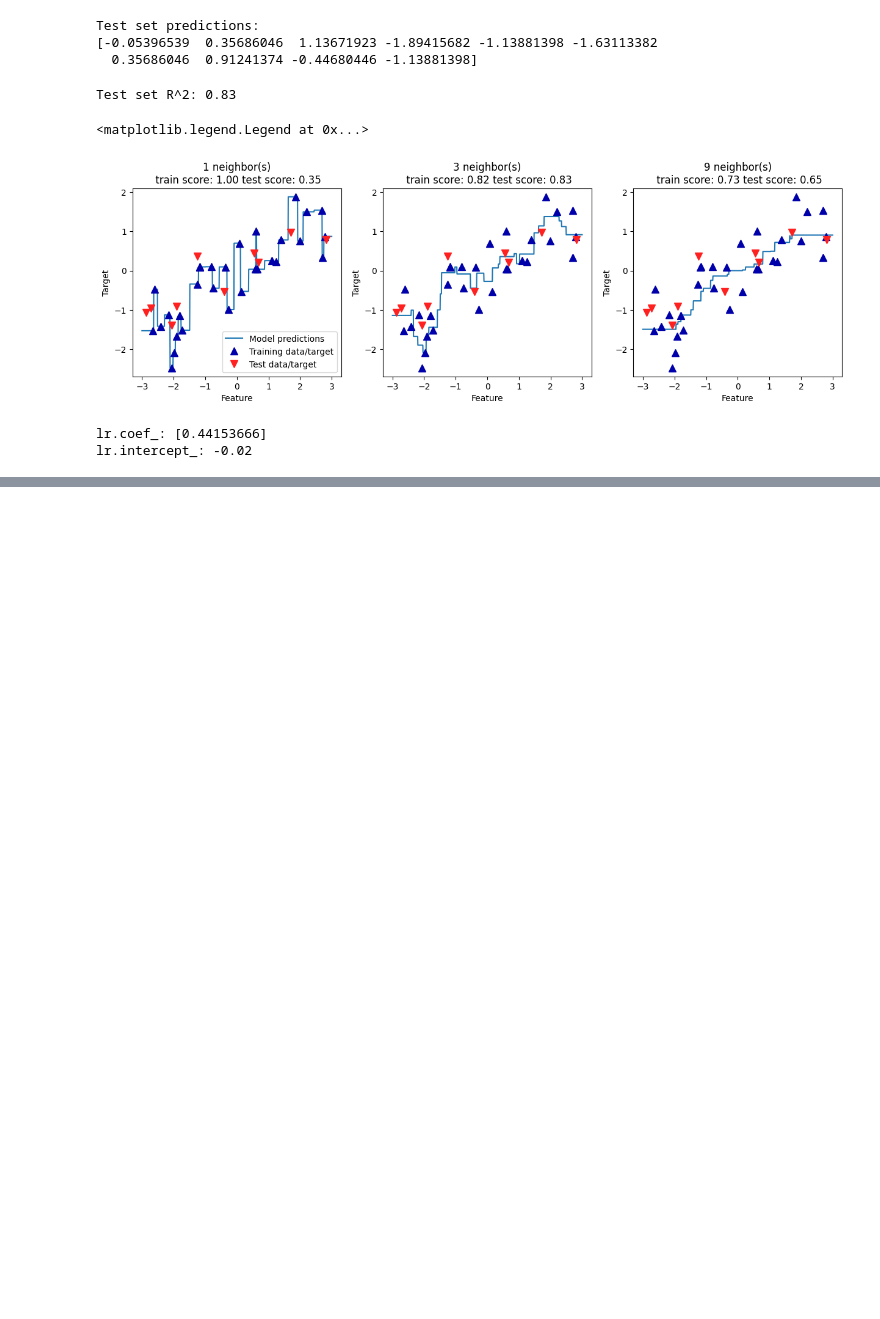
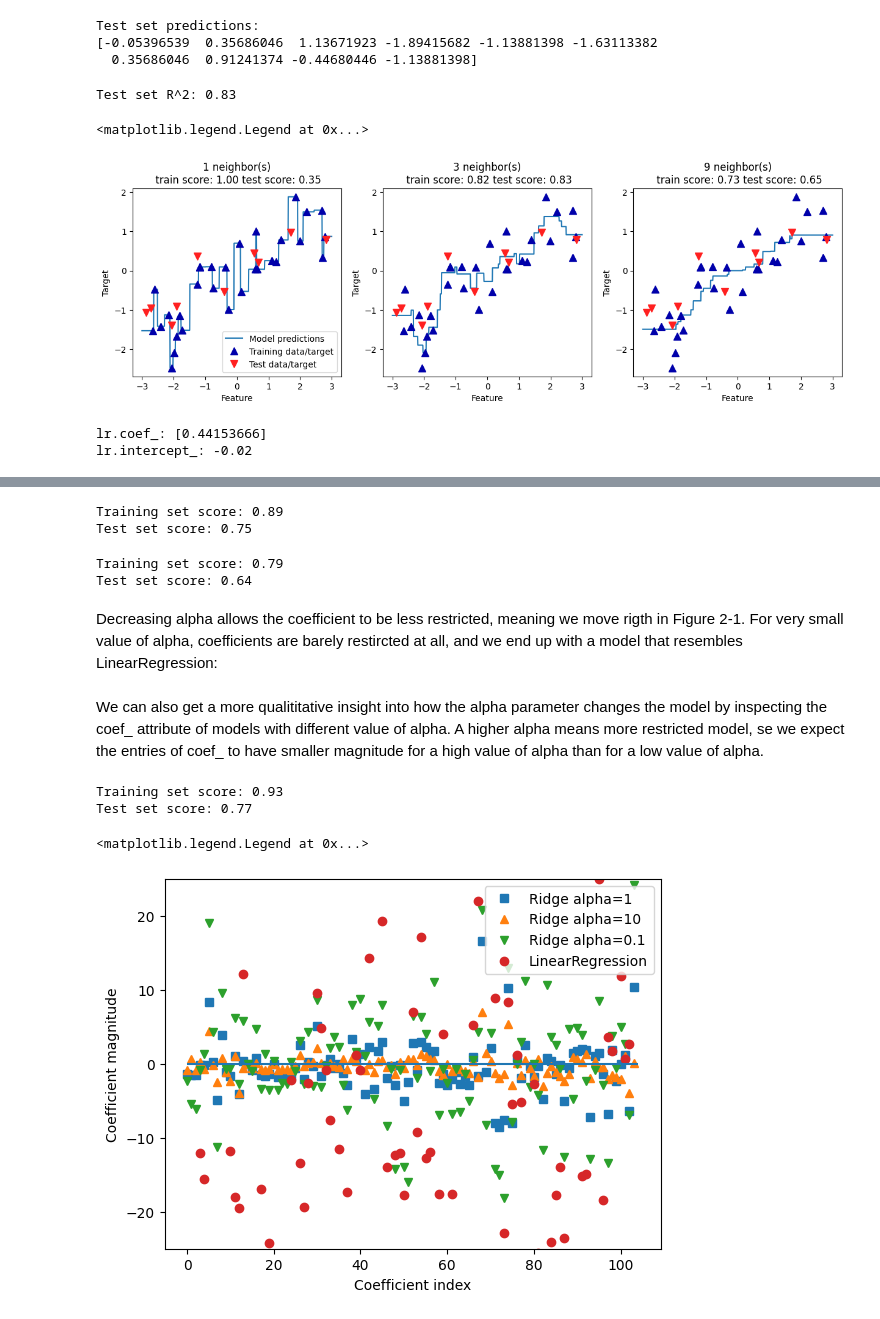
Before and after one commit to Youngsoo1024/Python_ML, a Jupyter notebook: Chap 2/ch2_test.ipynb, the cells around one changed output, grey strips where cells are left out. Saved outputs shown, nothing was run; the diff lists cells and outputs as text; code cells hidden in the pictures; blank space fills up the shorter version.

```diff
--- a/Chap 2/ch2_test.ipynb
+++ b/Chap 2/ch2_test.ipynb
@@ -248,0 +262,5 @@ lr.intercept_: -0.02
+# %%
+X, y = mglearn.datasets.load_extended_boston()
+
+X_train, X_test, y_train, y_test = train_test_split(X, y, random_state=0)
+lr = LinearRegression().fit(X_train, y_train)
@@ -248,0 +273,46 @@ lr.intercept_: -0.02
+# %%
+# The Ridge model makes a trade-off between the simplicity of the model (near-zero coefficients)
+# and its performance on the training set.
+from sklearn.linear_model import Ridge
+ridge = Ridge().fit(X_train, y_train)
+print("Training set score: {:.2f}".format(ridge.score(X_train, y_train)))
+print("Test set score: {:.2f}".format(ridge.score(X_test, y_test)))
+# %% [output]
+Training set score: 0.89
+Test set score: 0.75
+# %%
+ridge10 = Ridge(alpha=10).fit(X_train, y_train)
+print("Training set score: {:.2f}".format(ridge10.score(X_train, y_train)))
+print("Test set score: {:.2f}".format(ridge10.score(X_test, y_test)))
+# %% [output]
+Training set score: 0.79
+Test set score: 0.64
+# %% [markdown]
+Decreasing alpha allows the coefficient to be less restricted, meaning we move rigth in Figure 2-1. For very small value
+of alpha, coefficients are barely restircted at all, and we end up with a model that resembles LinearRegression:
+# %% [markdown]
+We can also get a more qualititative insight into how the alpha parameter changes the model by inspecting the coef_
+attribute of models with different value of alpha. A higher alpha means more restricted model, se we expect the entries of coef_ to have smaller magnitude for a high value
+of alpha than for a low value of alpha.
+# %%
+ridge01 = Ridge(alpha=0.1).fit(X_train, y_train)
+print("Training set score: {:.2f}".format(ridge01.score(X_train,
+    y_train)))
+print("Test set score: {:.2f}".format(ridge01.score(X_test, y_test)))
+# %% [output]
+Training set score: 0.93
+Test set score: 0.77
+# %%
+plt.plot(ridge.coef_, 's', label="Ridge alpha=1")
+plt.plot(ridge10.coef_, '^', label="Ridge alpha=10")
+plt.plot(ridge01.coef_, 'v', label="Ridge alpha=0.1")
+
+plt.plot(lr.coef_, 'o', label="LinearRegression")
+plt.xlabel("Coefficient index")
+plt.ylabel("Coefficient magnitude")
+plt.hlines(0, 0, len(lr.coef_))
+plt.ylim(-25, 25)
+plt.legend(loc="best")
+# %% [output]
+<matplotlib.legend.Legend at 0x...>
+[figure, added]
```
Also changed, not shown: parts of 12 cells of this notebook.
